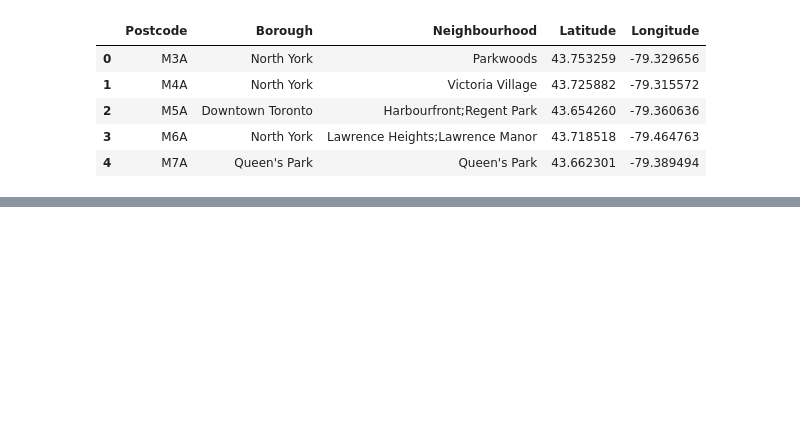
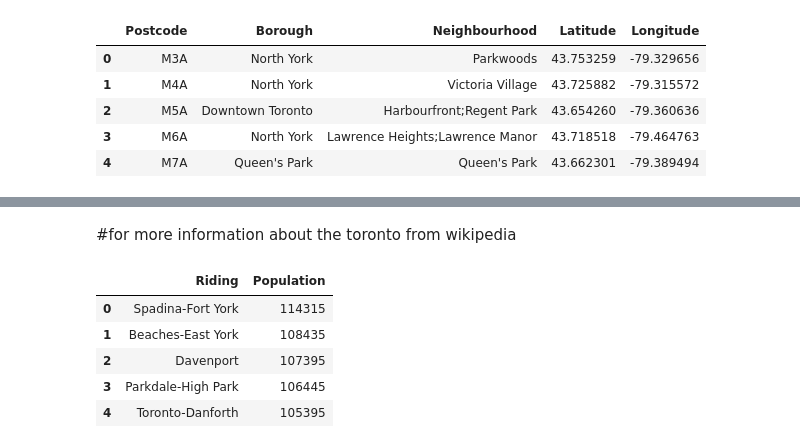
Before and after one commit to nyamochir/Coursera_Capstone, a Jupyter notebook: nb_003.ipynb, the cells around one changed output, grey strips where cells are left out. Saved outputs shown, nothing was run; the diff lists cells and outputs as text; code cells hidden in the pictures; blank space fills up the shorter version.

Commit message:
nb_003.html and nb_003 notebook for capstone project

```diff
--- a/nb_003.ipynb
+++ b/nb_003.ipynb
@@ -43,2 +272,9 @@ mapofc
 # %%
 #it will be continued
+# %% [markdown]
+#for more information about the toronto from wikipedia
+# %%
+#getting web content
+wikicontent = rq.get('https://en.wikipedia.org/wiki/Demographics_of_Toronto').content
+# %%
+frames = pd.read_html(wikicontent)
@@ -44,0 +299,9 @@ mapofc
+# %%
+popdf.head()
+# %% [output]
+|  | Riding | Population |
+| 0 | Spadina-Fort York | 114315 |
+| 1 | Beaches-East York | 108435 |
+| 2 | Davenport | 107395 |
+| 3 | Parkdale-High Park | 106445 |
+| 4 | Toronto-Danforth | 105395 |
```
Also changed, not shown: parts of 22 cells of this notebook, 3 other files.
